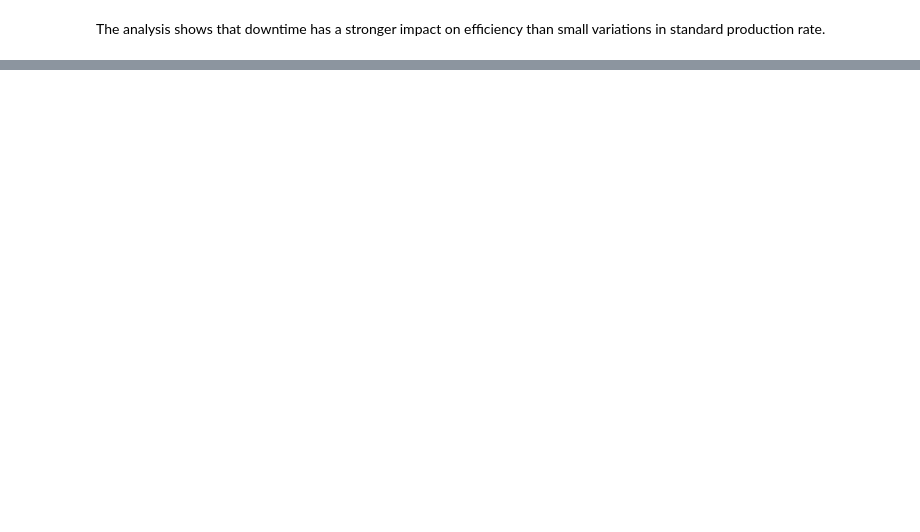
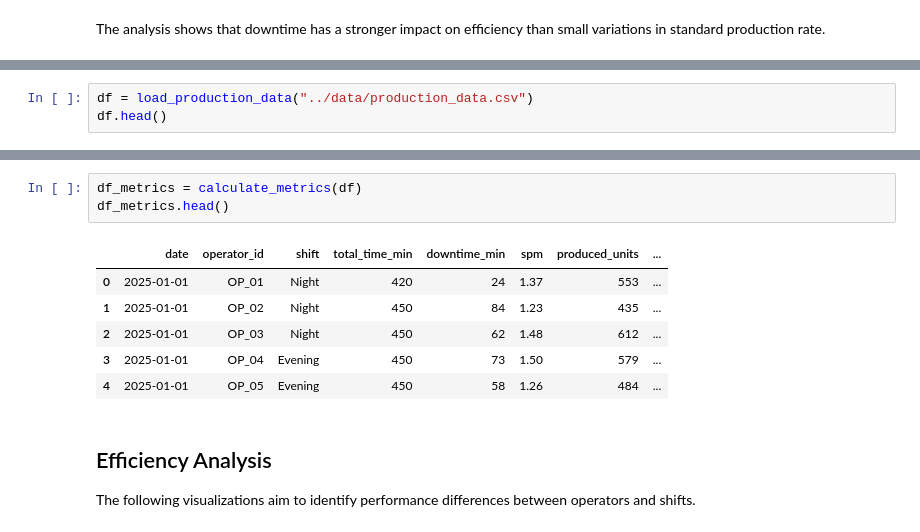
Before and after one commit to PonchoGopa/operational-efficiency-analysis, a Jupyter notebook: notebooks/analysis.ipynb, the cells around one changed output, grey strips where cells are left out. Drawn from its saved outputs; the diff is of its cells as text; blank space fills up the shorter version.

```diff
--- a/notebooks/analysis.ipynb
+++ b/notebooks/analysis.ipynb
@@ -2,0 +14,3 @@ The analysis shows that downtime has a stronger impact on efficiency than small
+# %%
+df = load_production_data("../data/production_data.csv")
+df.head()
@@ -3,3 +24,17 @@ The analysis shows that downtime has a stronger impact on efficiency than small
+# %%
+df_metrics = calculate_metrics(df)
+df_metrics.head()
+# %% [output]
+|  | date | operator_id | shift | total_time_min | downtime_min | spm | produced_units | ... |
+| 0 | 2025-01-01 | OP_01 | Night | 420 | 24 | 1.37 | 553 | ... |
+| 1 | 2025-01-01 | OP_02 | Night | 450 | 84 | 1.23 | 435 | ... |
+| 2 | 2025-01-01 | OP_03 | Night | 450 | 62 | 1.48 | 612 | ... |
+| 3 | 2025-01-01 | OP_04 | Evening | 450 | 73 | 1.50 | 579 | ... |
+| 4 | 2025-01-01 | OP_05 | Evening | 450 | 58 | 1.26 | 484 | ... |
+# %% [markdown]
+## Efficiency Analysis
+
+The following visualizations aim to identify performance differences between operators and shifts.
 # %%
 import matplotlib.pyplot as plt
 
```
Also changed, not shown: parts of 11 cells of this notebook, 1 other file.
